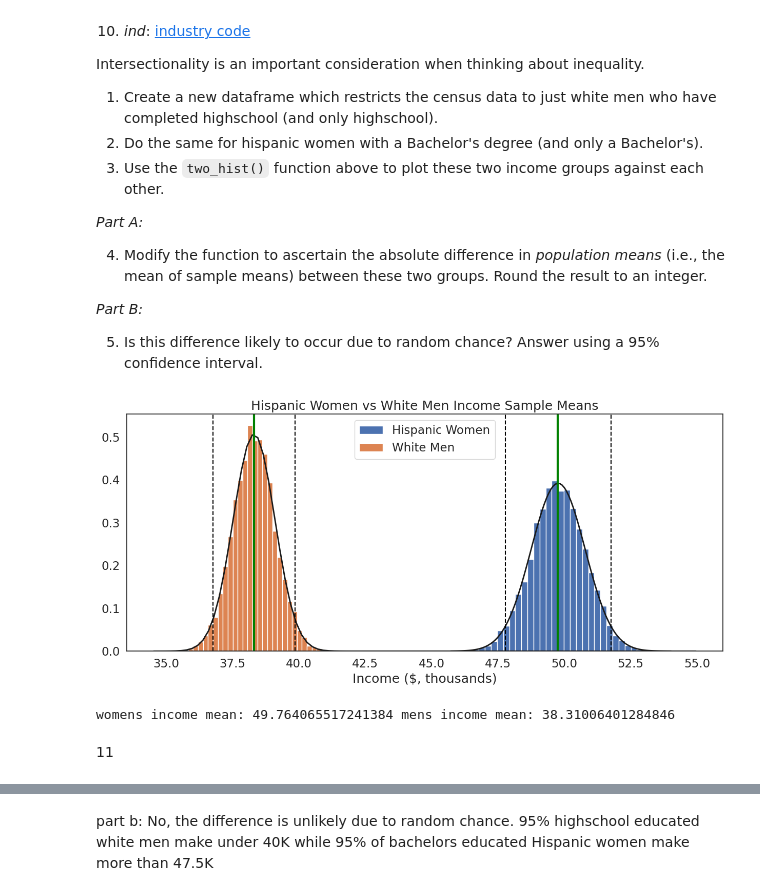
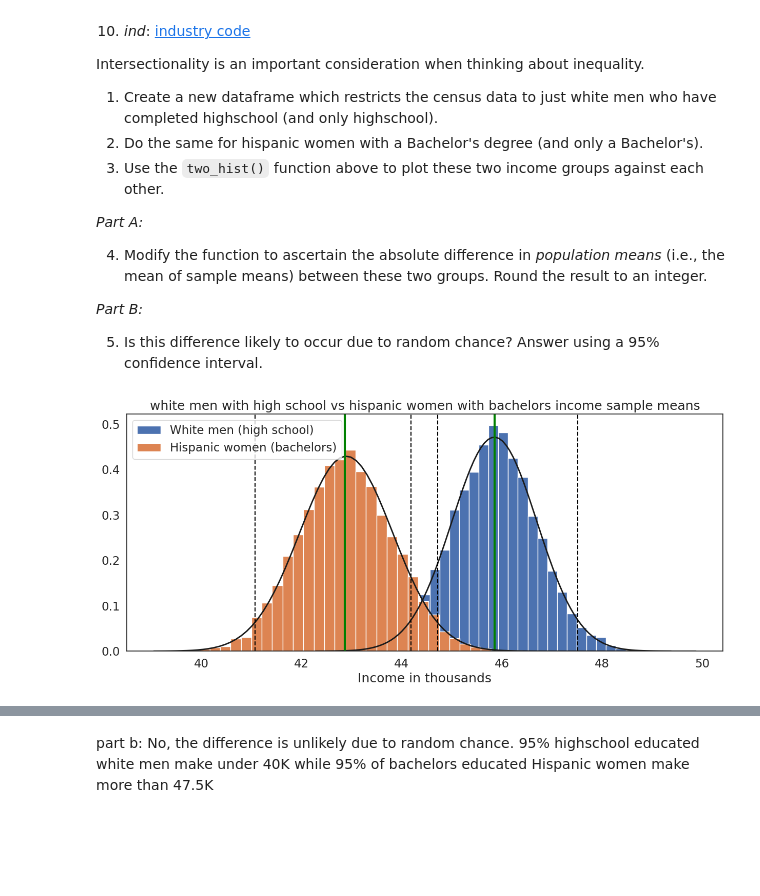
Before and after one commit to owenlepore/QM2, a Jupyter notebook: notebooks/W05. Distributions and Basic Statistics.ipynb, the cells around one changed output, grey strips where cells are left out. Saved outputs shown, nothing was run; the diff lists cells and outputs as text; code cells hidden in the pictures; blank space fills up the shorter version.

```diff
--- a/notebooks/W05. Distributions and Basic Statistics.ipynb
+++ b/notebooks/W05. Distributions and Basic Statistics.ipynb
@@ -563,19 +569,10 @@ Intersectionality is an important consideration when thinking about inequality.
 *Part B:*
 
 5. Is this difference likely to occur due to random chance? Answer using a 95% confidence interval.
-# %%
-white_men = df[df["race"] == 1]
-white_men = white_men[white_men["sch"] == 12]
-
-hispanic_women = df[df["race"] == 3]
-hispanic_women = hispanic_women[hispanic_women["sch"] == 16]
-
-men_income = white_men['income']
-women_income = hispanic_women["income"]
-two_hist([women_income, men_income], ["Hispanic Women", "White Men"], "Income ($, thousands)", "Hispanic Women vs White Men Income Sample Means")
-print("womens income mean: " + str(women_income.mean()) + " mens income mean: " + str(men_income.mean()))
-# %% [output]
-[figure, removed]
-womens income mean: 49.764065517241384 mens income mean: 38.31006401284846
-# %% [markdown]
-11
+# %%
+df['sch']=df['sch'].astype('category')
+wMenHS_income = df.loc[(df['sex'] == 1) & (df['race'] == 1) & (df['sch'] == 12), 'income']
+hWmenBA_income = df.loc[(df['sex'] == 2) & (df['race'] == 3) & (df['sch'] == 16), 'income']
+two_hist([wMenHS_income, hWmenBA_income], [ "White men (high school)","Hispanic women (bachelors)"], "Income in thousands", "white men with high school vs hispanic women with bachelors income sample means")
+# %% [output]
+[figure, added]
```
Also changed, not shown: parts of 9 cells of this notebook.
